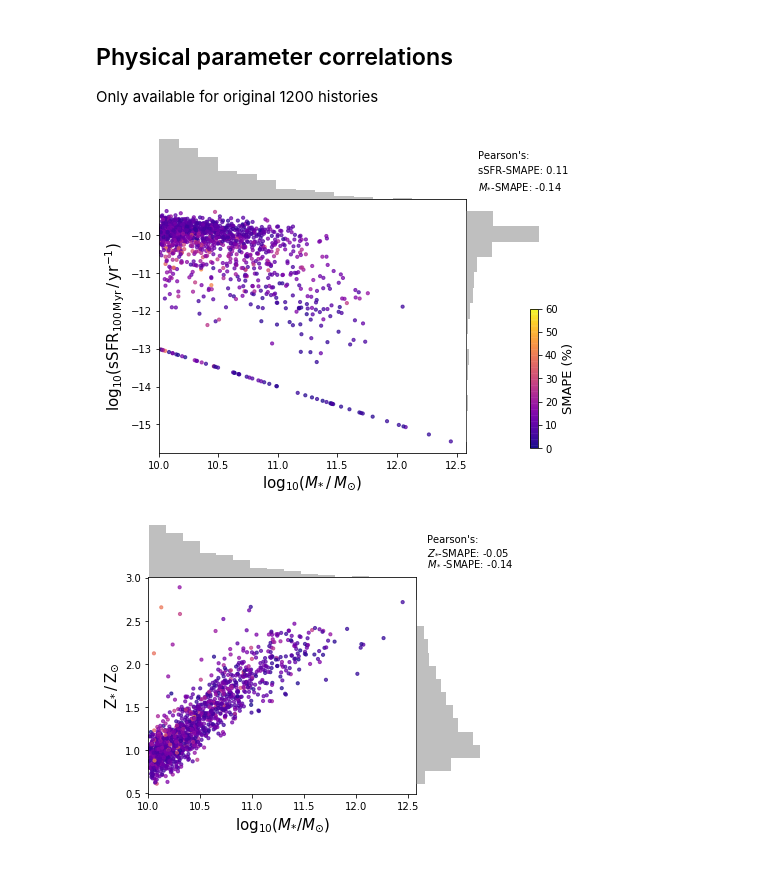
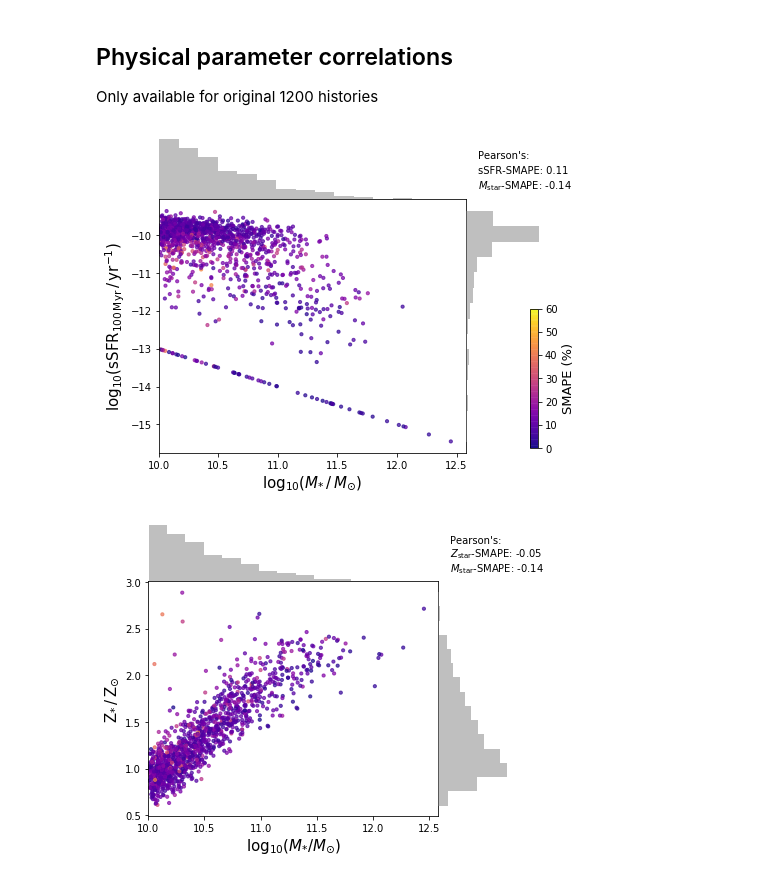
Before and after one commit to christopherlovell/Learning_SFHs, a Jupyter notebook: 31_Trained_plots.ipynb, the cells around one changed output. Saved outputs shown, nothing was run; the diff lists cells and outputs as text; code cells hidden in the pictures.

```diff
--- a/31_Trained_plots.ipynb
+++ b/31_Trained_plots.ipynb
@@ -20,0 +9,12 @@ Using TensorFlow backend.
+# %%
+%matplotlib inline
+import matplotlib
+matplotlib.use('agg')
+
+from matplotlib import rc
+rc('text', usetex=True)
+
+import matplotlib.pyplot as plt
+import matplotlib.gridspec as gridspec
+
+plt.rcParams.update({"text.usetex": False})
@@ -209,6 +204,7 @@ ax4.hist(np.log10(sSFR), orientation='horizontal', bins=15, alpha=0.5, color='gr
 
 ax1.axis('off')
 ax4.axis('off')
+ax3.axis('off')
 
 scatter = ax2.scatter(np.log10(mstar), np.log10(sSFR), c=SMAPE, cmap='plasma',
                       alpha=0.7, s=10., vmax=60, vmin=0);
@@ -217,7 +213,6 @@ cbaxes = inset_axes(ax4, width="10%", height="55%", loc=4)
 cb = plt.colorbar(scatter, cax=cbaxes, orientation='vertical')
 cb.set_label('SMAPE (%)', size=13)  # if latex, escape %, \%
 
-ax3.axis('off')
 
 ax2.set_xlabel('$\mathrm{log_{10}}(M_{*} \,/\, M_{\odot})$', size=15);
 ax2.set_ylabel('$\mathrm{log_{10}(sSFR_{100 \, Myr} \,/\, \mathrm{yr^{-1}})}$', size=15);
@@ -227,7 +222,7 @@ ax2.text(1.04, 1.16, 'Pearson\'s:', transform=ax2.transAxes)
 ax2.text(1.04, 1.10, 'sSFR-SMAPE: %.2f'%pearsonr(np.log10(sSFR),
         np.array(SMAPE))[0], transform=ax2.transAxes)
 
-ax2.text(1.04, 1.04, '$M_{*}$-SMAPE: %.2f'%pearsonr(mstar, SMAPE)[0],
+ax2.text(1.04, 1.04, r'$M_{\mathrm{star}}$-SMAPE: %.2f'%pearsonr(mstar, SMAPE)[0],
          transform=ax2.transAxes)
 
 for ax in [ax1, ax2]:
@@ -236,11 +231,11 @@ for ax in [ax1, ax2]:
 
 # fig.savefig('plots/smape_mstar_sfr_illustris.png', dpi=200, bbox_inches='tight')
 # %% [output]
-[figure, old version]
+[figure, new version]
 # %%
 metals = smetal / 0.0134
 
-fig = plt.figure(figsize=(6, 5))
+fig = plt.figure(figsize=(6.5, 5.4))
 gs = gridspec.GridSpec(5, 5)
 
 ax1 = plt.subplot(gs[0, 0:4])
@@ -250,35 +245,34 @@ ax4 = plt.subplot(gs[1:5, 4])
 
 gs.update(hspace=0, wspace=0)
 
 ax1.hist(np.log10(mstar), alpha=0.5, bins=15, color='grey')
 ax4.hist(metals, orientation='horizontal', bins=15, alpha=0.5, color='grey')
 
 ax1.axis('off')
 ax4.axis('off')
 
 scatter = ax2.scatter(np.log10(mstar), metals, c=SMAPE, cmap='plasma',
                       alpha=0.7, s=10, vmax=60, vmin=0);
 
 # cbaxes = inset_axes(ax4, width="10%", height="55%", loc=4)
 # cb = plt.colorbar(scatter, cax=cbaxes, orientation='vertical')
 # cb.set_label('SMAPE (%)', size=13)  # if latex, escape %, \%
 
 ax3.axis('off')
 
 ax2.text(1.04, 1.16, 'Pearson\'s:', transform=ax2.transAxes)
-ax2.text(1.04, 1.10, '$Z_{*}$-SMAPE: %.2f'%pearsonr(metals, SMAPE)[0],
+
+ax2.text(1.04, 1.04, '$Z_{\mathrm{star}}$-SMAPE: %.2f\n$M_{\mathrm{star}}$-SMAPE: %.2f'%\
+         (pearsonr(metals, SMAPE)[0],pearsonr(mstar, SMAPE)[0]),
          transform=ax2.transAxes)
-
-ax3.text(0.165, 0.2, "$M_*$-SMAPE: %.2f"%pearsonr(mstar, SMAPE)[0],
-         transform=ax3.transAxes)
 
 ax2.set_xlabel('$\mathrm{log_{10}}(M_{*} / M_{\odot})$', size=15);
 ax2.set_ylabel('$\mathrm{Z_{*} \,/\,Z_{\odot}}$', size=15);
 
 for ax in [ax1, ax2]:
     ax.set_xlim(10,)
 
 
 # fig.savefig('plots/smape_mstar_metals_illustris.png', bbox_inches='tight', dpi=200)
 # %% [output]
-[figure, old version]
+[figure, new version]
```
Also changed, not shown: parts of 4 cells of this notebook, 15 other files.
